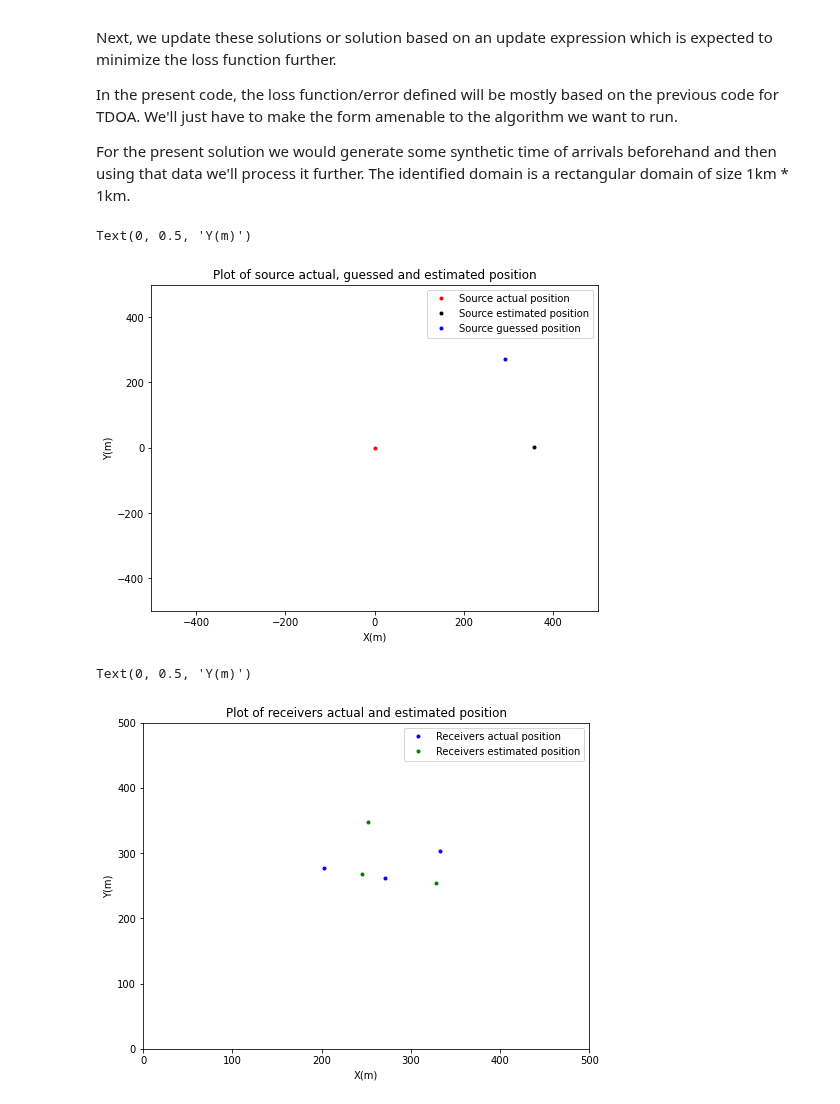
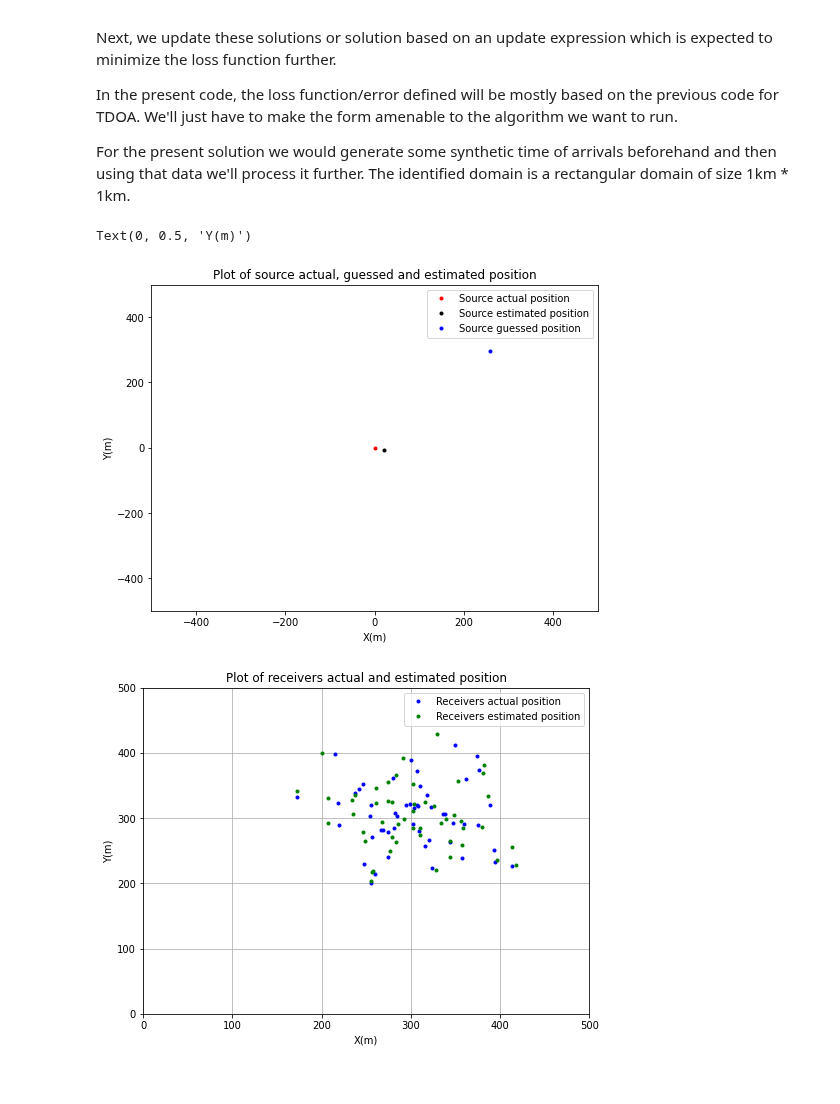
Before and after one commit to Student-Satellite-IITB/GLEE, a Jupyter notebook: Optimization/GWO_sorted_data_io.ipynb, the cells around one changed output. Cells and saved outputs as stored; diff of their text form; code cells hidden in the pictures.

Commit message:
GWO implementation with sorted data

```diff
--- a/Optimization/GWO_sorted_data_io.ipynb
+++ b/Optimization/GWO_sorted_data_io.ipynb
@@ -20,6 +21,6 @@ import matplotlib.pyplot as plt
 # %%
 # defining a suitable fitness function
-n_rec = 3 # number of receivers
+n_rec = 51 # number of receivers
 def fitness_GWO(pos_matrix,ToA,wave_vel):
     '''The function returns the error value for a given position matrix(pos_matrix) consisting of source location as the first element
     and the receiver positions as all the rest elements. ToA is a vector of the time of arrival of seismic waves for receivers
@@ -59,6 +60,14 @@ t_Rec_real = np.sort(t_Rec_real,axis=0)
 n_wolves = 15 # number of wolves
 initial_pos = 300  + np.random.normal(loc=0.0,scale =50,size = (n_wolves,n_rec+1,2))  # in order to make sure that the spread is in entire domain
 # %%
+# def implementation of local bounds on the receivers
+# We'll be taking and bounding the possible location of all receivers individually in a 20x20m square
+
+lower_x_bound = rec_pos_actual[:,0] - 25
+upper_x_bound = rec_pos_actual[:,0] + 25
+lower_y_bound = rec_pos_actual[:,1] - 25
+upper_y_bound = rec_pos_actual[:,1] + 25
+
 # After this initial assigning of hierarchy, let's create the update expression
 # Note: The first assigned hierarchy is just to ensure that the variables are not blank. This might be removed in revision
 # calculating the min and max time of arrival
@@ -76,7 +85,7 @@ delta_fitness = fitness_GWO(alpha_pos,t_Rec_real,wave_vel = wave_vel)
 
 # Source will lie within the annulus with inner radii TOA_min*wave_vel and outer radii TOA_max*wave_vel
 # centered at the mean point of receivers/position of deployer
-n_iter =25000
+n_iter =1000000
 a = 2
 fitness_value = np.zeros(shape= n_wolves) # creating an array for storing fitness value for each wolf
 error_iter = np.zeros(n_iter)   # creating an array for storing the minimum error for each iteration
@@ -141,10 +150,13 @@ for i in range(n_iter):
             wolves_pos[j,0,:] = wolves_pos[j,0,:]
         else:
             wolves_pos[j,0,:] = np.array([300-TOA_avg*wave_vel,300-TOA_avg*wave_vel])[:]   # assign the position on avg line if outside
-        # restricting the movement of receivers to a radius of 200 m
+        # restricting the movement of receivers within individual bounds
         for k in range(n_rec):
-            if np.sqrt((wolves_pos[j,1+k,0]-300)**2 + (wolves_pos[j,1+k,1]-300)**2) > 100:
-                wolves_pos[j,1+k,:] = wolves_pos_copy[j,1+k,:]
+            if wolves_pos[j,1+k,0] < lower_x_bound[k] or wolves_pos[j,1+k,0] > upper_x_bound[k]:  # implementing x bound
+                wolves_pos[j,1+k,0] = lower_x_bound[k] + np.random.random()*(upper_x_bound[k] - lower_x_bound[k])
+            if wolves_pos[j,1+k,1] < lower_y_bound[k] or wolves_pos[j,1+k,1] > upper_y_bound[k]:  # implementing y bound
+                wolves_pos[j,1+k,1] = lower_y_bound[k] + np.random.random()*(upper_y_bound[k] - lower_y_bound[k])
+
 
     error_iter[i] = alpha_fitness
 # %%
@@ -163,23 +175,23 @@ plt.xlabel('X(m)')
 plt.ylabel('Y(m)')
 # %% [output]
 Text(0, 0.5, 'Y(m)')
-[figure, old version]
+[figure, new version]
 # %%
 plt.figure(figsize=(8,6))
 plt.plot(rec_pos_actual[:,0],rec_pos_actual[:,1],'b.',label='Receivers actual position')
 #plt.plot(initial_pos[0,1:,0],initial_pos[0,1:,1],'k.',label='REceivers guessed position')
 plt.plot(alpha_pos[1:,0],alpha_pos[1:,1],'g.',label='Receivers estimated position')
 
 
 plt.legend()
 plt.title('Plot of receivers actual and estimated position')
 plt.xlim(0,500)
 plt.ylim(0,500)
 plt.xlabel('X(m)')
 plt.ylabel('Y(m)')
+plt.grid()
 # %% [output]
-Text(0, 0.5, 'Y(m)')
-[figure, old version]
+[figure, new version]
 # %%
 plt.plot(np.arange(start= 0,stop = n_iter,step =1), error_iter)
 plt.title('Error vs iteration curve for'+'n_rec = '+str(n_rec)+',n_iter = '+ str(n_iter))
```
Also changed, not shown: parts of 9 cells of this notebook.
